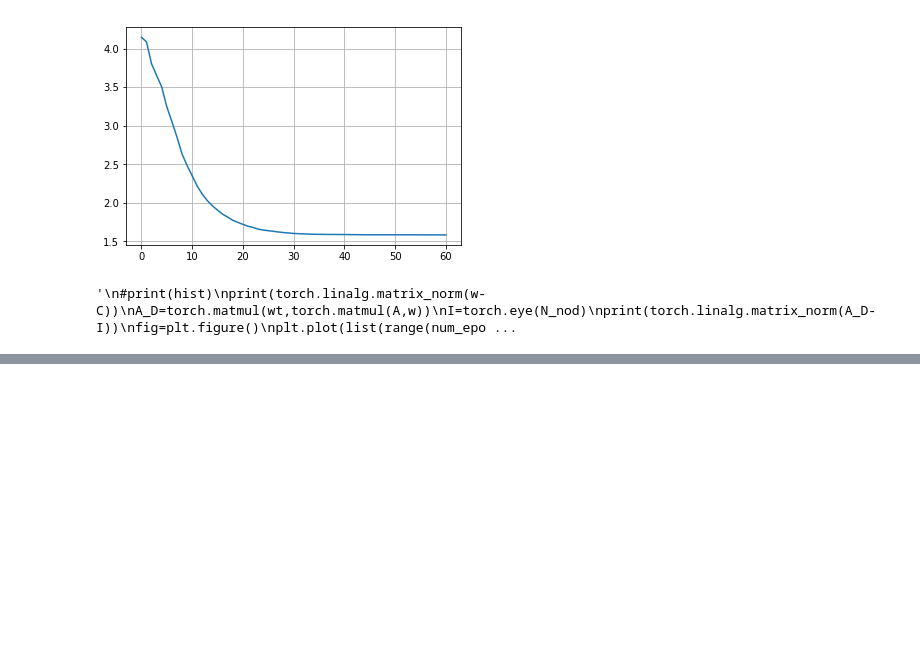
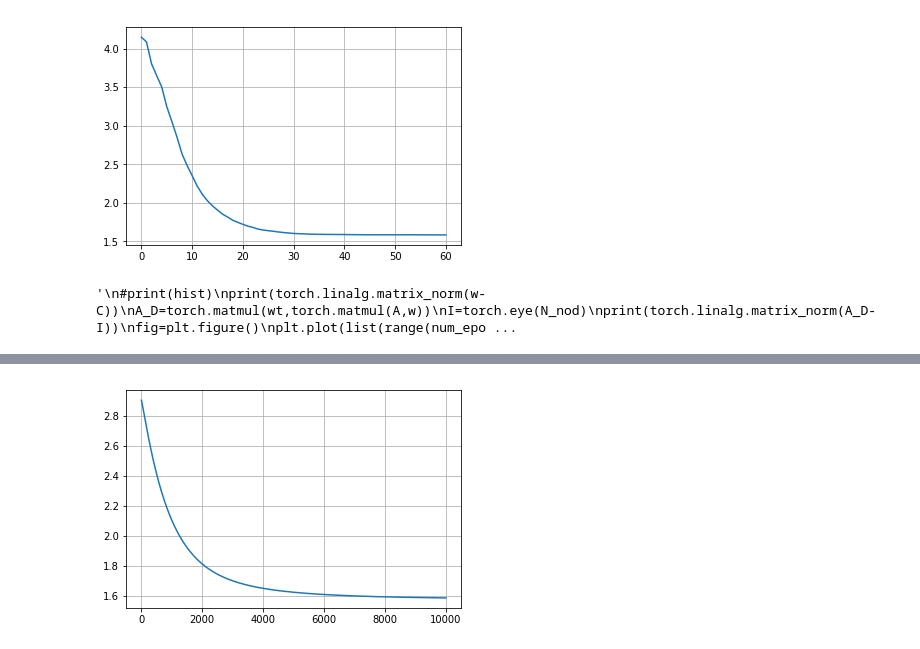
Before and after one commit to Vsevolod2001/PIMC, a Jupyter notebook: PIMC-py/Normalizing flow/Linear NN.ipynb, the cells around one changed output, grey strips where cells are left out. Cells and saved outputs as stored; diff of their text form; code cells hidden in the pictures; blank space fills up the shorter version.

```diff
--- a/PIMC-py/Normalizing flow/Linear NN.ipynb
+++ b/PIMC-py/Normalizing flow/Linear NN.ipynb
@@ -596,0 +701,76 @@ plt.show()
+# %%
+import torch
+from torch import nn
+import numpy as np
+import matplotlib.pyplot as plt
+from NFconstants import N_nod,a, N_traj
+from andist import A, C
+from tqdm import tqdm
+import random
+from torch.nn.utils.parametrizations import orthogonal
+
+
+
+def set_random_seed(seed):
+    torch.manual_seed(seed)
+    np.random.seed(seed)
+    random.seed(seed)
+
+set_random_seed(42)
+
+A=torch.tensor(A).float()
+C=torch.tensor(C).float()
+
+
+class Action(nn.Module):
+    def __init__(self,A):
+        super().__init__()
+        self.A=A
+
+    def forward(self,x):
+        y=torch.matmul(self.A,x)
+        return 1/2 * torch.dot(y,x)
+
+
+class Cheatloss(nn.Module):
+    def __init__(self):
+        super(Cheatloss, self).__init__()
+
+    def forward(self,act, model):
+        a=act.A
+        A_D=model.adj(a)
+        lad=model.log_abs_det()
+        loss=torch.trace(A_D)-lad
+        return loss
+
+def A_I(model):
+    A_D=model.adj(A)
+    I=torch.eye(N_nod)
+    return torch.linalg.matrix_norm(A_D-I)
+
+#model=orthogonal(nn.Linear(N_nod,N_nod,bias=False))
+model=L(N_nod)
+optimizer = torch.optim.SGD(model.parameters(), lr=0.0001)
+
+act=Action(A)
+loss_fn = Cheatloss()
+num_epochs=10000
+metric2=[A_I(model)]
+
+
+for epoch in tqdm(range(num_epochs)):
+        # Forward pass
+    loss = loss_fn(act,model)
+
+        # Backward and optimize
+    optimizer.zero_grad()
+    loss.backward()
+    optimizer.step()
+    metric2.append(A_I(model))
+
+fig=plt.figure()
+plt.plot(list(range(num_epochs+1)),metric2)
+plt.grid(True)
+plt.show()
+# %% [output]
+[figure, added]
```
Also changed, not shown: parts of 9 cells of this notebook, 10 other files.
